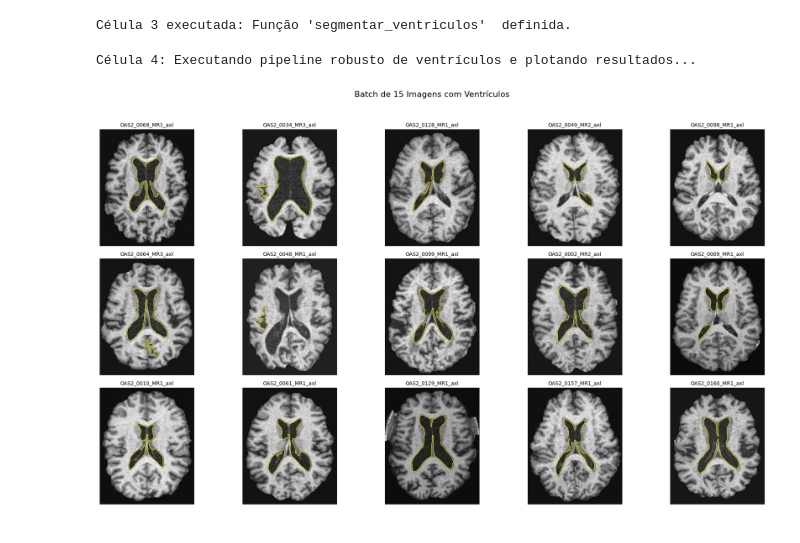
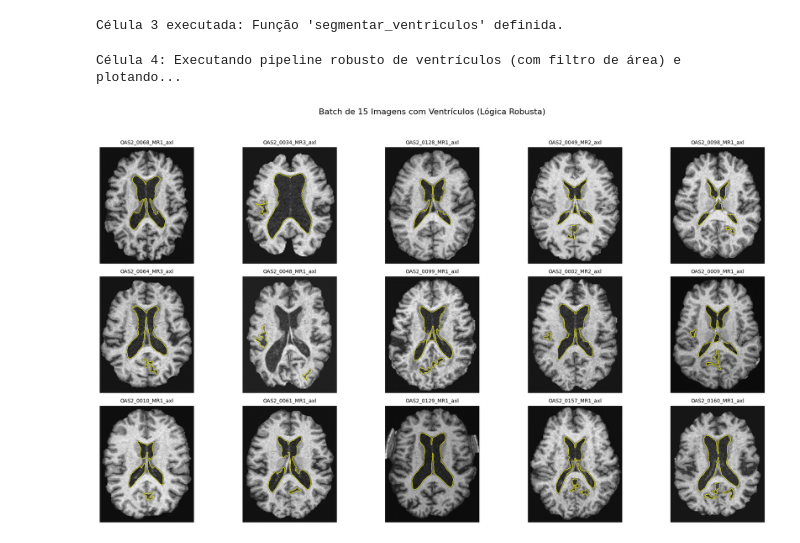
Before and after one commit to pdMiranda/PAI, a Jupyter notebook: Trabalho/src/segmentation.ipynb, the cells around one changed output. Cells and saved outputs as stored; diff of their text form; code cells hidden in the pictures.

```diff
--- a/Trabalho/src/segmentation.ipynb
+++ b/Trabalho/src/segmentation.ipynb
@@ -24,9 +24,10 @@ N_IMAGES_BATCH = 15
 # Número de clusters (LCR, MC, MB, Fundo)
 N_CLUSTERS = 4
 
-# Limites de área
-MIN_AREA_VENTRICLE = 200 # Área mínima para um ventrículo
-MIN_AREA_BRAIN = 5000     # Área mínima para o cérebro
+# Limites de área (da nova lógica)
+MIN_AREA_VENTRICLE = 100   # Área mínima para ventrículos
+MAX_AREA_VENTRICLE = 15000 # Área máxima para ventrículos (da nova lógica)
+MIN_AREA_BRAIN = 5000      # Área mínima para o cérebro (mantida)
 
 # Lista para armazenar os caminhos dos arquivos selecionados para o batch
 SELECTED_FILES = []
@@ -37,5 +38,5 @@ ORIGINAL_SLICES = []
 # Seed para reprodutibilidade
 random.seed(64)
 
-print("Célula 1 executada: Bibliotecas importadas e variáveis globais definidas.")
+print("Célula 1 executada: Bibliotecas importadas e variáveis globais atualizadas.")
 # %% [output]
@@ -196,36 +179,37 @@ Célula 3 executada: Função 'segmentar_ventriculos'  definida.
 # %%
-print("Célula 4: Executando pipeline de ventrículos e plotando resultados...")
+print("Célula 4: Executando pipeline robusto de ventrículos (com filtro de área) e plotando...")
 
 if not ORIGINAL_SLICES:
     print("Nenhuma imagem carregada. Execute a Célula 2 primeiro.\n")
 else:
     plt.figure(figsize=(20, 12))
 
     for i, image_slice in enumerate(ORIGINAL_SLICES):
 
         # 1. Gerar as máscaras
         masks = segmentar_ventriculos(image_slice,
                                         N_CLUSTERS,
                                         MIN_AREA_BRAIN,
-                                        MIN_AREA_VENTRICLE)
+                                        MIN_AREA_VENTRICLE,
+                                        MAX_AREA_VENTRICLE)
 
         # 2. Plotar a imagem original
         plt.subplot(3, 5, i + 1)
         plt.imshow(np.rot90(ORIGINAL_SLICES[i]), cmap='gray')
 
         # 3. Sobrepor os contornos (Apenas ventrículos)
         if np.any(masks['ventriculos']):
             # Ventrículos em Amarelo
             plt.contour(np.rot90(masks['ventriculos']), colors='yellow', linewidths=0.8)
 
         # 4. Título e eixos
         filename = os.path.basename(SELECTED_FILES[i]).split('.')[0]
         plt.title(filename, fontsize=10)
         plt.axis('off')
 
-    plt.suptitle(f"Batch de {len(SELECTED_FILES)} Imagens com Ventrículos", fontsize=16)
+    plt.suptitle(f"Batch de {len(SELECTED_FILES)} Imagens com Ventrículos (Lógica Robusta)", fontsize=16)
     plt.tight_layout(rect=[0, 0.03, 1, 0.95])
     plt.show()
 # %% [output]
-Célula 4: Executando pipeline robusto de ventrículos e plotando resultados...
+Célula 4: Executando pipeline robusto de ventrículos (com filtro de área) e plotando...
-[figure, old version]
+[figure, new version]
```
Also changed, not shown: parts of 2 cells of this notebook.
